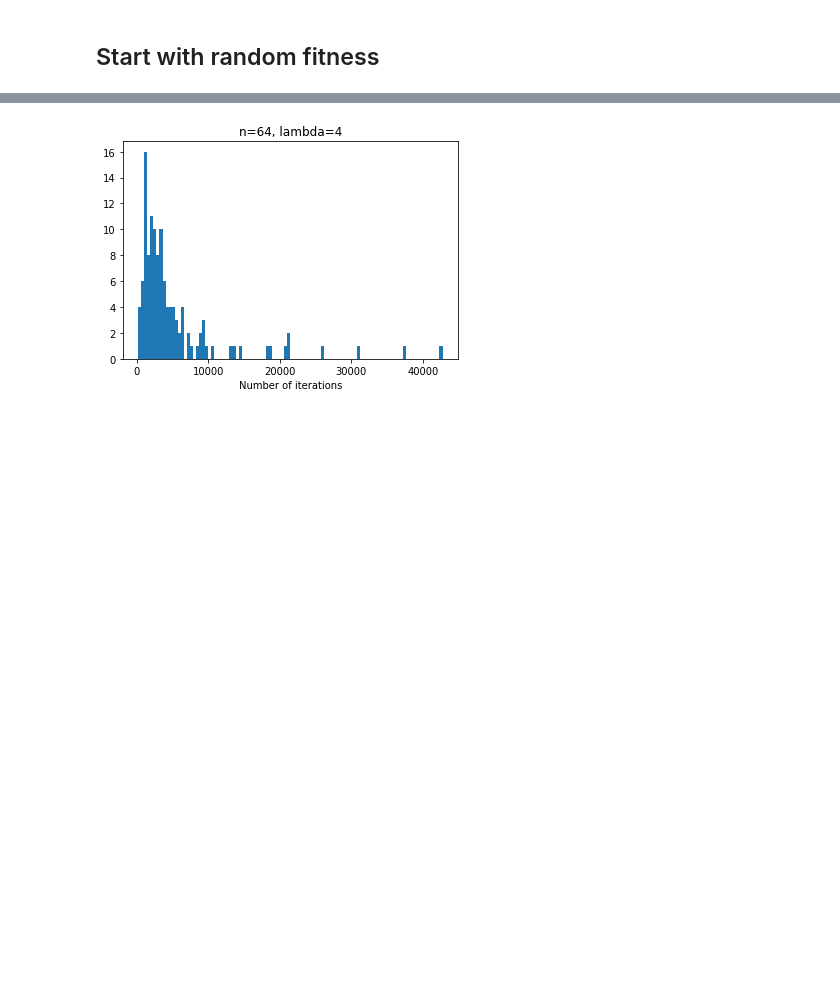
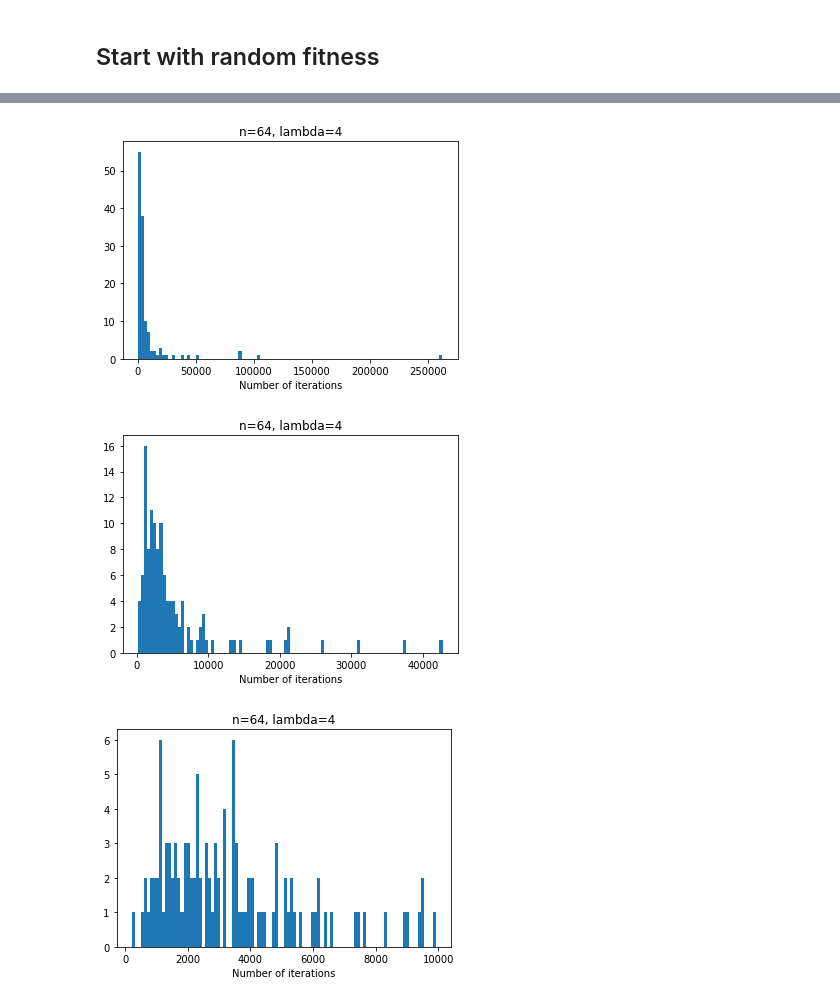
Before and after one commit to sashapff/ollga-noise, a Jupyter notebook: notebook.ipynb, the cells around one changed output, grey strips where cells are left out. Cells and saved outputs as stored; diff of their text form; code cells hidden in the pictures; blank space fills up the shorter version.

```diff
--- a/notebook.ipynb
+++ b/notebook.ipynb
@@ -149,21 +175,25 @@ plot_hist(a[a < 10000], n, lmbd)
 # %%
 n = 64
 lmbd = 4
 a = np.array([ 42750,   4810,  21125,  37334,   5631,   9024,   2040,   2350,  13181,
    9500,  50653,   2659,   2322,   2582,   1146,   3559,   5386,   1109,
   10766,   2382,   3911,   3462,   2903,    622,   4038,   1421,   1663,
    1311,    979,   1074,  31189,   2643,  18857,   7354,   1756,    216,
    3435,   6589,   3841,   9397,   2595,   2129,   1092,   1982,   4756,
    1705,    561,   1486,   6177,  14381,   2661,   4398,   2967,   8908,
    4375,   3604,   1035,   5142,   5081,   2348,   2988,  18236,   1386,
    1915,   2410,   5272,   2295,   1627,  26159,   3680,  13477,   2038,
    4872,   1929,  87383,   1791,   3189,   3998,   5323,   9927,   2250,
    1131,    636,   1152,   3455,   3167,   1237,   2230,   1486,   4097,
    6405,   1185,  87067,   2145, 262144, 103254,    820,   6012,  21208,
    1323,    941,   3468,   3222,   2844,   5199,   1384,   1669,  20768,
    3569,   6085,   7413,   6207,   4815,   8318,   2844,   1309,    828,
     737,   3736,   4250,   7597,   2335,   2764,   3456,   3439,   1874,
    9457,   3190])
+plot_hist(a, n, lmbd)
 plot_hist(a[a < 50000], n, lmbd)
+plot_hist(a[a < 10000], n, lmbd)
 # %% [output]
-[figure, old version]
+[figure, new version]
+[figure, added]
+[figure, added]
```
Also changed, not shown: parts of 9 cells of this notebook.
